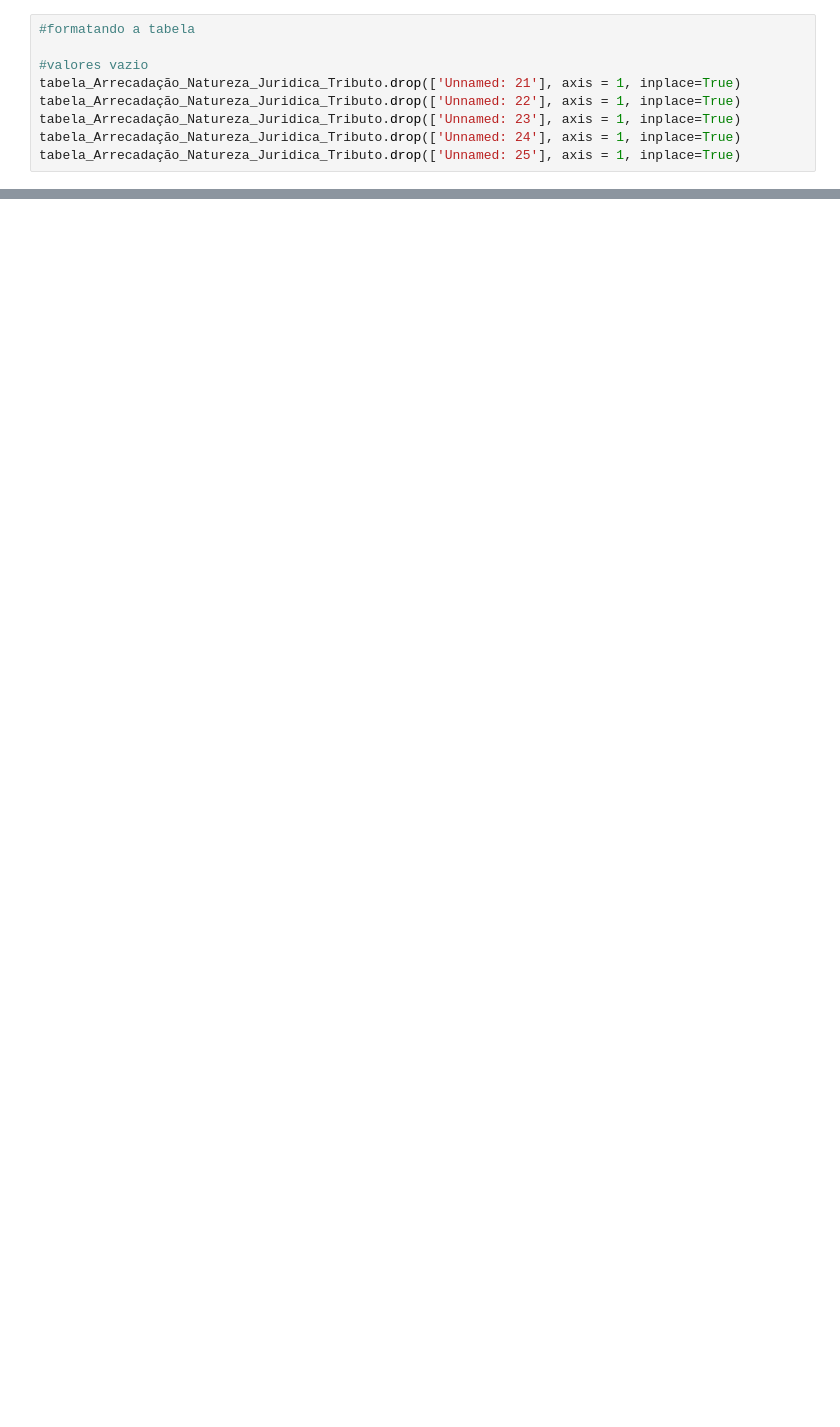
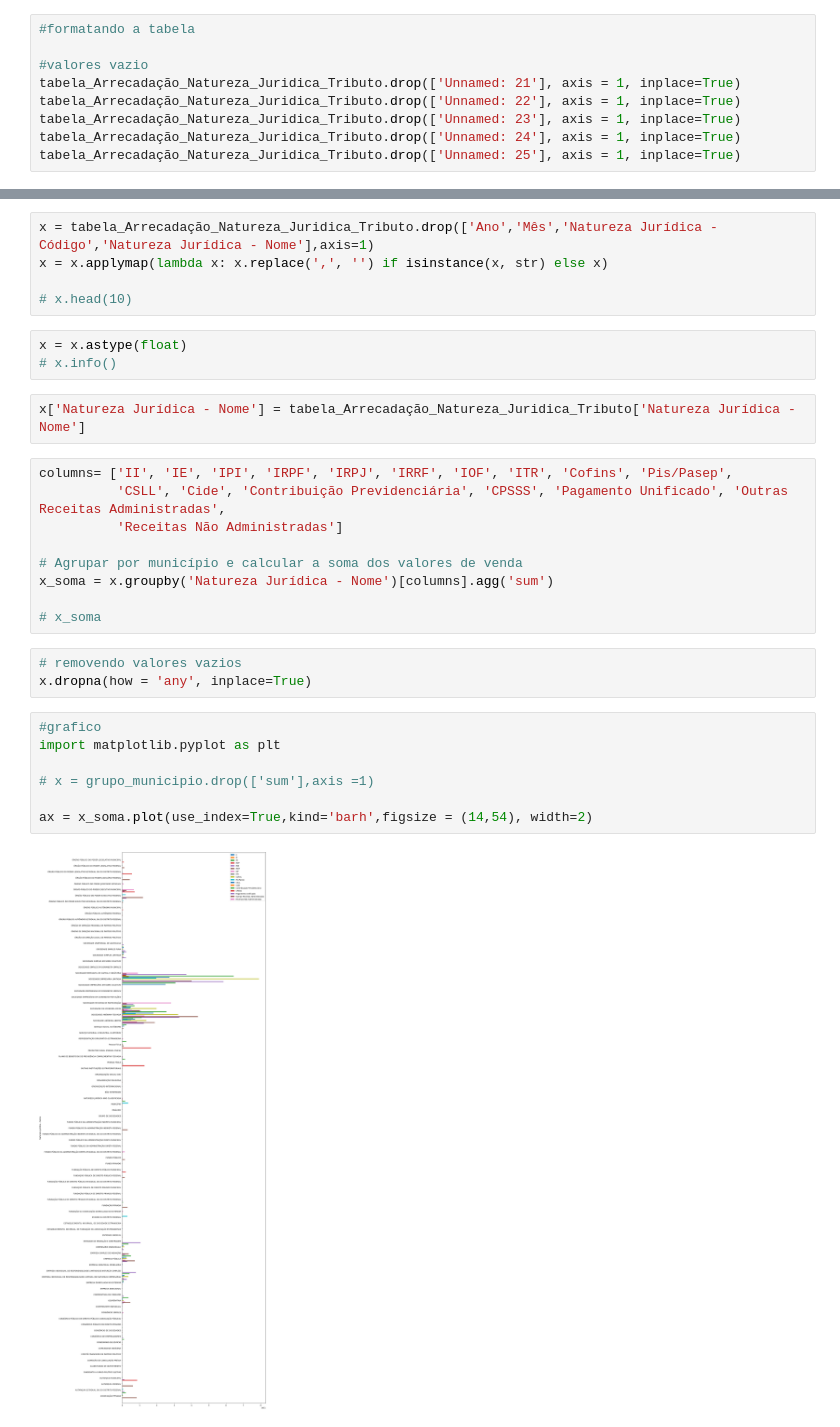
Before and after one commit to Danieloliver1/Datascience, a Jupyter notebook: python_industria.ipynb, the cells around one changed output, grey strips where cells are left out. Saved outputs shown, nothing was run; the diff lists cells and outputs as text; blank space fills up the shorter version.

```diff
--- a/python_industria.ipynb
+++ b/python_industria.ipynb
@@ -338,0 +322,31 @@ See the caveats in the documentation: https://pandas.pydata.org/pandas-docs/stab
+# %%
+x = tabela_Arrecadação_Natureza_Juridica_Tributo.drop(['Ano','Mês','Natureza Jurídica - Código','Natureza Jurídica - Nome'],axis=1)
+x = x.applymap(lambda x: x.replace(',', '') if isinstance(x, str) else x)
+
+# x.head(10)
+# %%
+x = x.astype(float)
+# x.info()
+# %%
+x['Natureza Jurídica - Nome'] = tabela_Arrecadação_Natureza_Juridica_Tributo['Natureza Jurídica - Nome']
+# %%
+columns= ['II', 'IE', 'IPI', 'IRPF', 'IRPJ', 'IRRF', 'IOF', 'ITR', 'Cofins', 'Pis/Pasep',
+          'CSLL', 'Cide', 'Contribuição Previdenciária', 'CPSSS', 'Pagamento Unificado', 'Outras Receitas Administradas',
+          'Receitas Não Administradas']
+
+# Agrupar por município e calcular a soma dos valores de venda
+x_soma = x.groupby('Natureza Jurídica - Nome')[columns].agg('sum')
+
+# x_soma
+# %%
+# removendo valores vazios
+x.dropna(how = 'any', inplace=True)
+# %%
+#grafico
+import matplotlib.pyplot as plt
+
+# x = grupo_municipio.drop(['sum'],axis =1)
+
+ax = x_soma.plot(use_index=True,kind='barh',figsize = (14,54), width=2)
+# %% [output]
+[figure, added]
```
Also changed, not shown: parts of 22 cells of this notebook.
